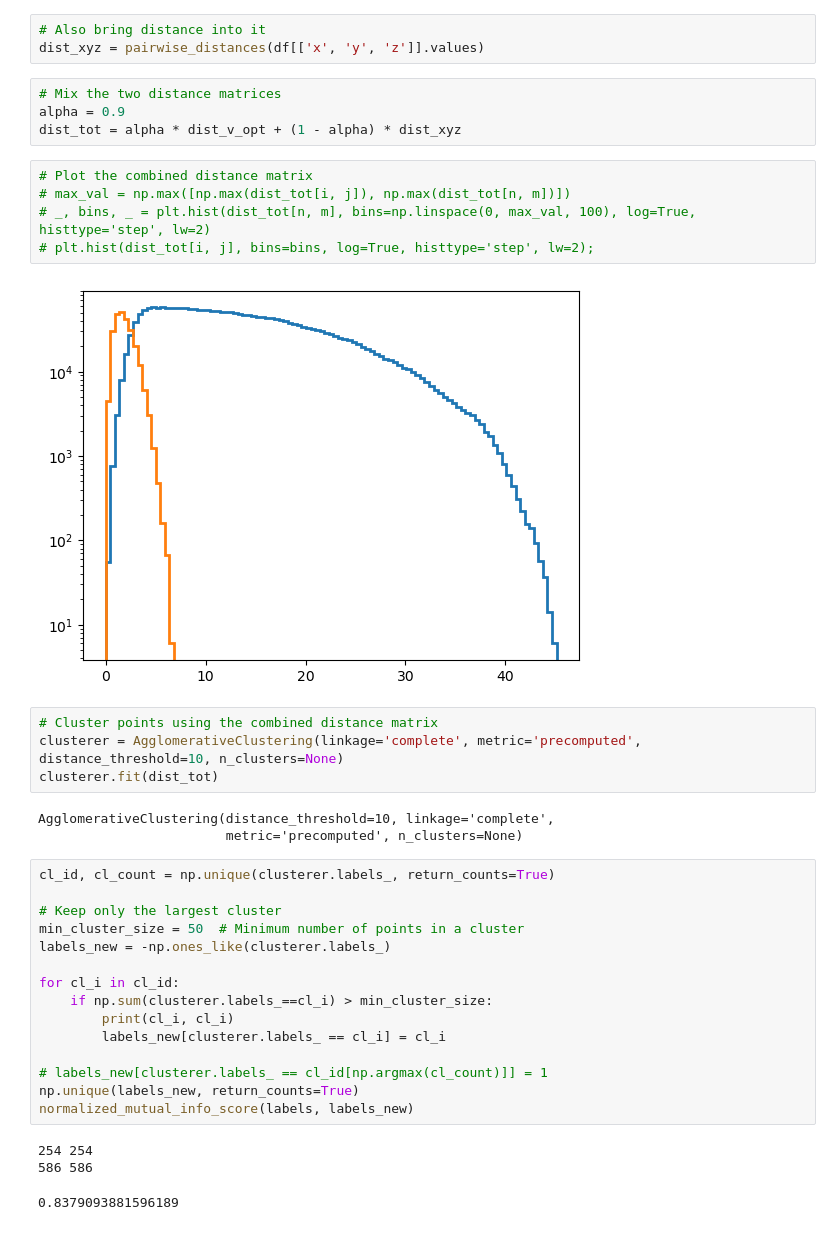
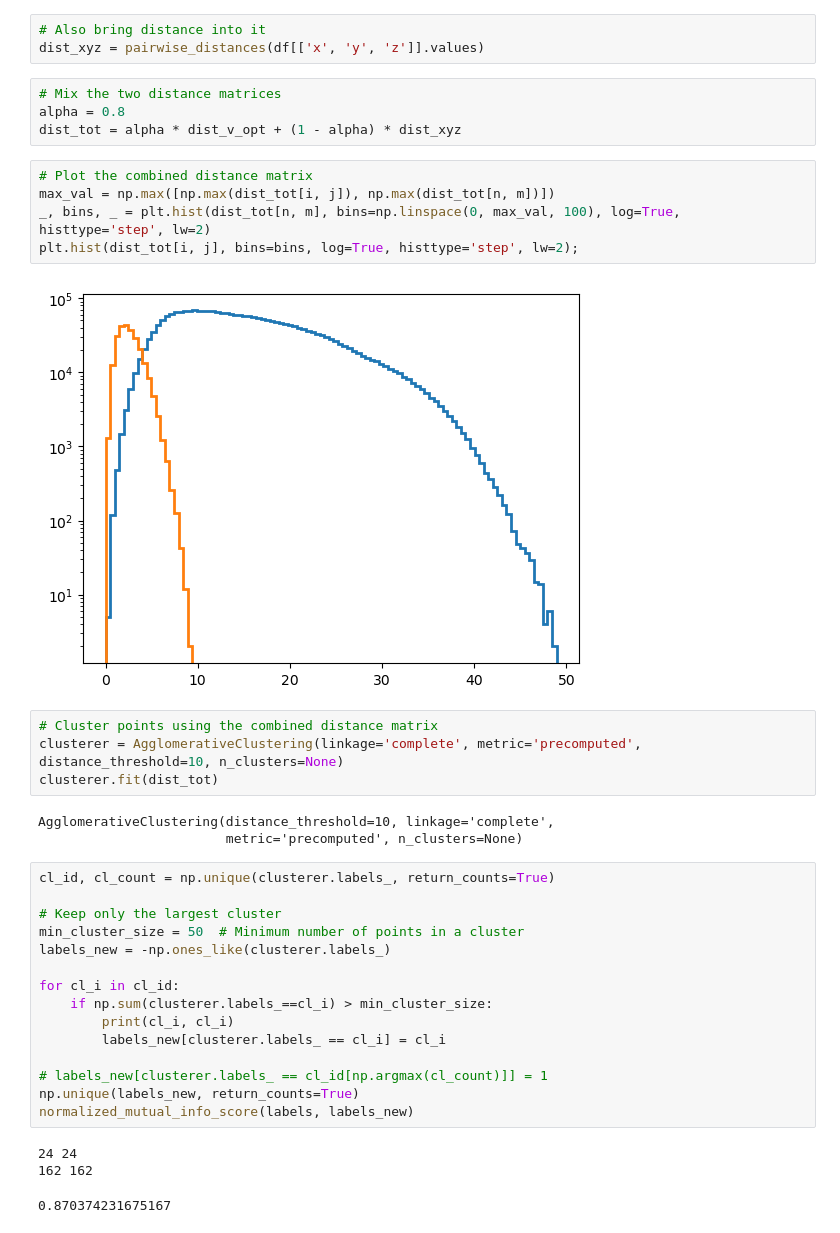
Before and after one commit to ratzenboe/local-clustering, a Jupyter notebook: simple_simulator.ipynb, the cells around one changed output. Drawn from its saved outputs; the diff is of its cells as text.

```diff
--- a/simple_simulator.ipynb
+++ b/simple_simulator.ipynb
@@ -216,15 +221,15 @@ dist_v_opt[b, a] = delta_v
 dist_xyz = pairwise_distances(df[['x', 'y', 'z']].values)
 # %%
 # Mix the two distance matrices
-alpha = 0.9
+alpha = 0.8
 dist_tot = alpha * dist_v_opt + (1 - alpha) * dist_xyz
 # %%
 # Plot the combined distance matrix
-# max_val = np.max([np.max(dist_tot[i, j]), np.max(dist_tot[n, m])])
-# _, bins, _ = plt.hist(dist_tot[n, m], bins=np.linspace(0, max_val, 100), log=True, histtype='step', lw=2)
-# plt.hist(dist_tot[i, j], bins=bins, log=True, histtype='step', lw=2);
+max_val = np.max([np.max(dist_tot[i, j]), np.max(dist_tot[n, m])])
+_, bins, _ = plt.hist(dist_tot[n, m], bins=np.linspace(0, max_val, 100), log=True, histtype='step', lw=2)
+plt.hist(dist_tot[i, j], bins=bins, log=True, histtype='step', lw=2);
 # %% [output]
-[figure, old version]
+[figure, new version]
 # %%
 # Cluster points using the combined distance matrix
 clusterer = AgglomerativeClustering(linkage='complete', metric='precomputed', distance_threshold=10, n_clusters=None)
@@ -248,9 +253,9 @@ for cl_i in cl_id:
 np.unique(labels_new, return_counts=True)
 normalized_mutual_info_score(labels, labels_new)
 # %% [output]
-254 254
-586 586
+24 24
+162 162
-0.8379093881596189
+0.870374231675167
 # %%
 # x_col, y_col = 'vt_ra', 'vt_dec'
 x_col, y_col = 'x', 'y'
```
Also changed, not shown: parts of 19 cells of this notebook.
